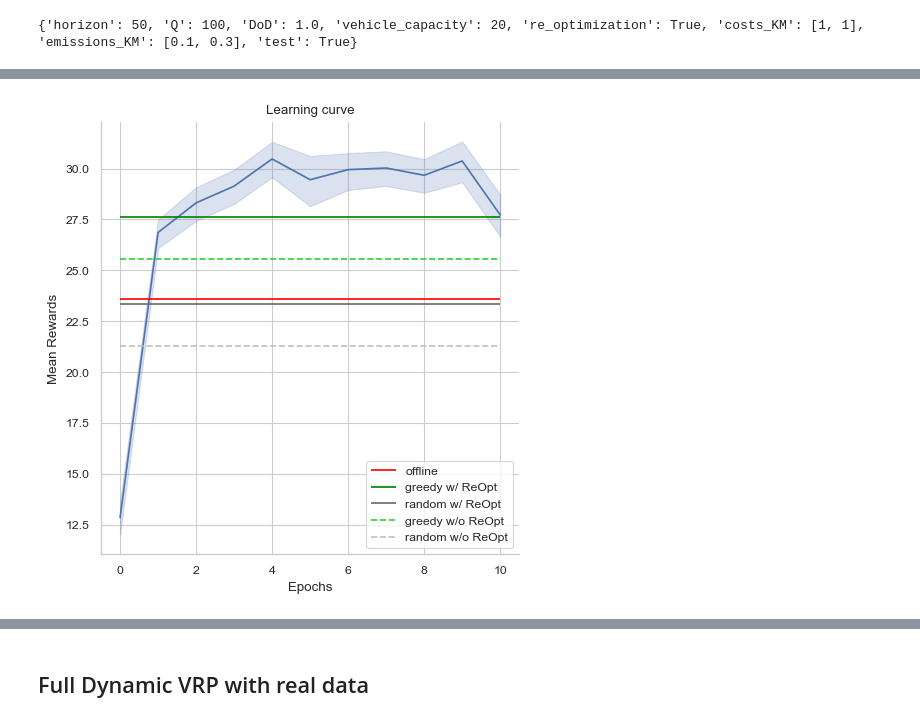
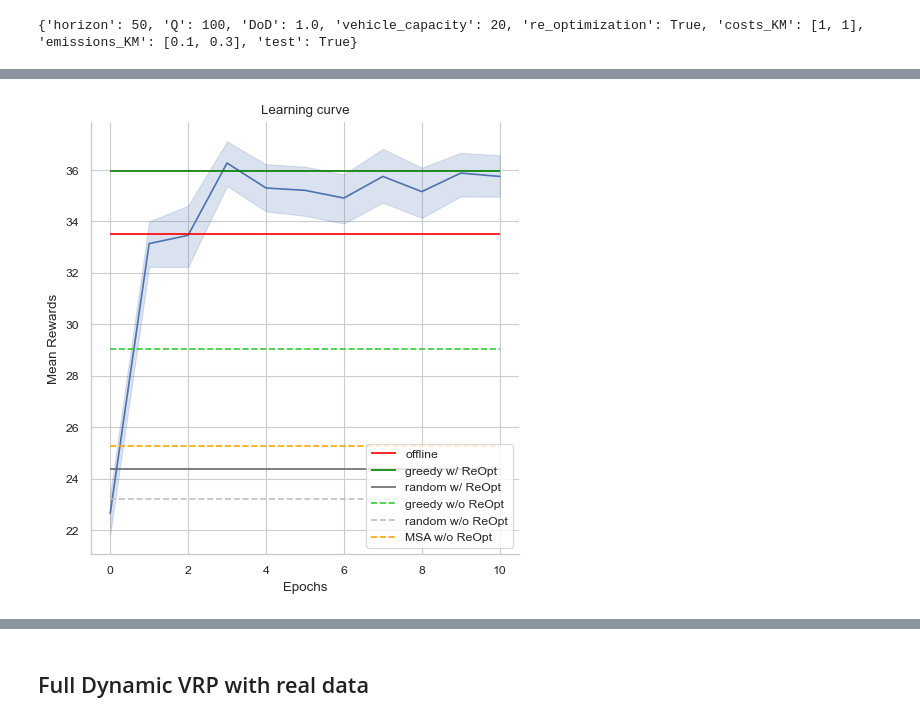
Before and after one commit to Farid-Najar/DynamicQVRP, a Jupyter notebook: results.ipynb, the cells around one changed output, grey strips where cells are left out. Saved outputs shown, nothing was run; the diff lists cells and outputs as text; code cells hidden in the pictures.

```diff
--- a/results.ipynb
+++ b/results.ipynb
@@ -208,15 +208,11 @@ except:
     pass
 print(env_configs)
 
-
 with open(f'results/{file}/res_offline.pkl', "rb") as f:
     res_offline = pickle.load(f)
 
 with open(f'results/{file}/{wo}/res_RL_DQN_VRP_VA.pkl', "rb") as f:
     res_RL = pickle.load(f)
-
-# with open(f'results/{file}/res_MSA.pkl', "rb") as f:
-#     res_MSA = pickle.load(f)
 
 with open(f'results/{file}/{w}/res_greedy.pkl', "rb") as f:
     res_greedy = pickle.load(f)
@@ -224,16 +220,21 @@ with open(f'results/{file}/{w}/res_greedy.pkl', "rb") as f:
 with open(f'results/{file}/{w}/res_random.pkl', "rb") as f:
     res_random = pickle.load(f)
 
+
 with open(f'results/{file}/{wo}/res_greedy.pkl', "rb") as f:
     res_greedy_wo = pickle.load(f)
 
+with open(f'results/{file}/{wo}/res_MSA.pkl', "rb") as f:
+    res_MSA_wo = pickle.load(f)
+
 with open(f'results/{file}/{wo}/res_random.pkl', "rb") as f:
     res_random_wo = pickle.load(f)
 # %% [output]
 {'horizon': 50, 'Q': 100, 'DoD': 1.0, 'vehicle_capacity': 20, 're_optimization': True, 'costs_KM': [1, 1], 'emissions_KM': [0.1, 0.3], 'test': True}
 # %%
 df = pd.DataFrame(columns=["epoch", "rs"])
-rs = np.load('results/dqn_rs_VA.npy')
+# rs = np.load('results/dqn_rs_VA.npy')
+rs = np.load('results/dqn_real_DoD100_Q100_rs_VA_train.npy')
 # rs = np.concatenate(
 #     [res_greedy_wo["rs"][None], rs],
 #     axis=0
@@ -257,7 +258,8 @@ df
 5000 rows × 2 columns
 # %%
 df_test = pd.DataFrame(columns=["epoch", "rs"])
-rs_test = np.load('results/dqn_rs_VA_test.npy')
+# rs_test = np.load('results/dqn_rs_VA_test.npy')
+rs_test = np.load('results/dqn_real_DoD100_Q100_rs_VA_test.npy')
 # rs = np.concatenate(
 #     [res_greedy_wo["rs"][None], rs],
 #     axis=0
@@ -282,34 +297,44 @@ df_test
 # %%
 # episode_durations = np.load('results/dqn_rs_VA.npy')
 # plt.plot(y, label="RL (DQN)")
 # plt.hlines(res_SL["rs"].mean(), 0, 5, 'black', label="SL", linestyles='--')
 # sns.relplot(
 #     data=df, kind="line",
 #     x="epoch", y="rs",
+#     errorbar=("ci", 95),
+
+#     # markers=True, dashes=False
+# )
+
+# sns.relplot(
+#     data=df, kind="line",
+#     x="x", y="y1",
+#     hue='type', palette=['orange', 'blue'],
 #     errorbar=("ci", 95),
 #     # markers=True, dashes=False
 # )
 
 sns.relplot(
     data=df_test, kind="line",
     x="epoch", y="rs",
     errorbar=("ci", 95),
     # markers=True, dashes=False
 )
 
 plt.hlines(res_offline["rs"].mean(), 0, len(rs), 'red', label="offline", linestyles='solid')
 plt.hlines(res_greedy["rs"].mean(), 0, len(rs), 'green', label="greedy w/ ReOpt", linestyles='solid')
 plt.hlines(res_random["rs"].mean(), 0, len(rs), 'dimgray', label="random w/ ReOpt", linestyles='solid')
 plt.hlines(res_greedy_wo["rs"].mean(), 0, len(rs), 'limegreen', label="greedy w/o ReOpt", linestyles='--')
 plt.hlines(res_random_wo["rs"].mean(), 0, len(rs), 'silver', label="random w/o ReOpt", linestyles='--')
+plt.hlines(res_MSA_wo["rs"].mean(), 0, len(rs), 'orange', label="MSA w/o ReOpt", linestyles='--')
 
 plt.xlabel('Epochs')
 plt.ylabel('Mean Rewards')
 plt.title('Learning curve')
 plt.legend()
 plt.show()
 # %% [output]
-[figure, old version]
+[figure, new version]
 # %%
 data = {
     "Offline" : res_offline['rs'],
```
Also changed, not shown: parts of 4 cells of this notebook, 27 other files.
